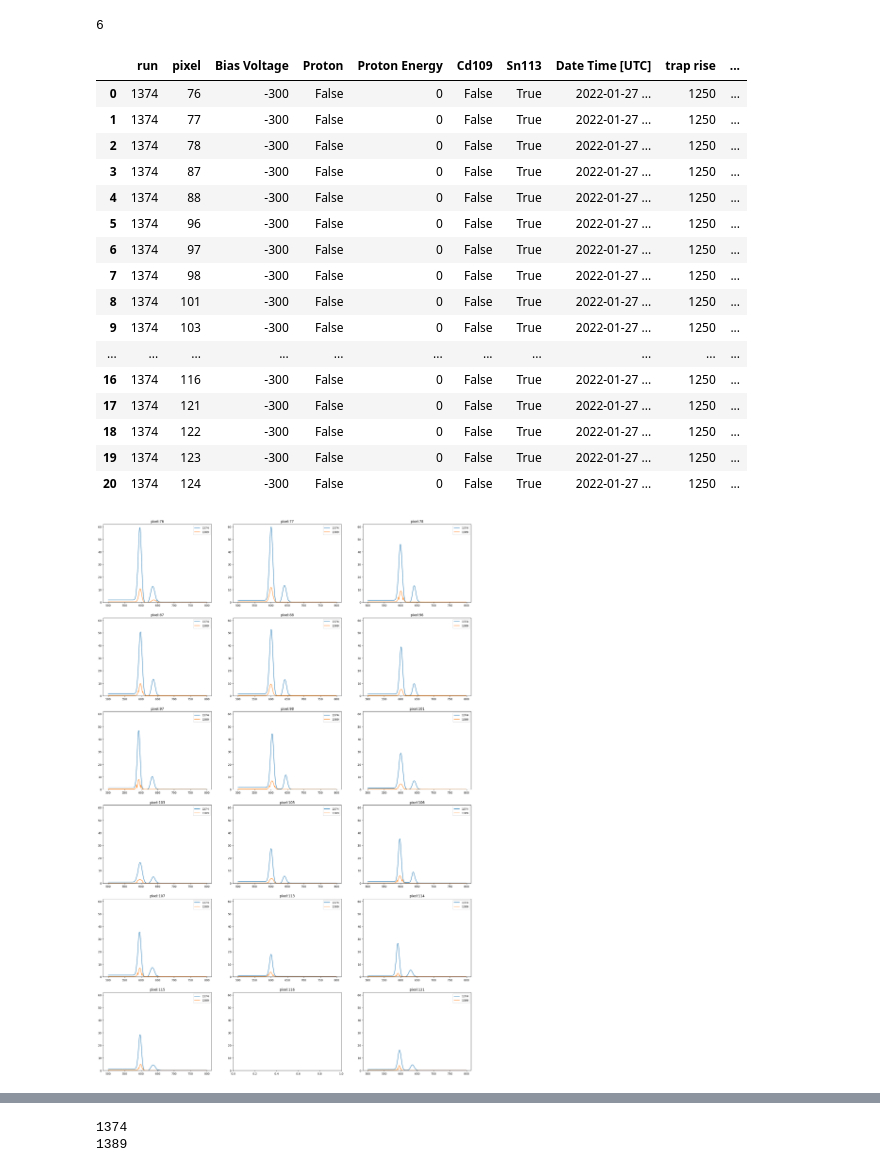
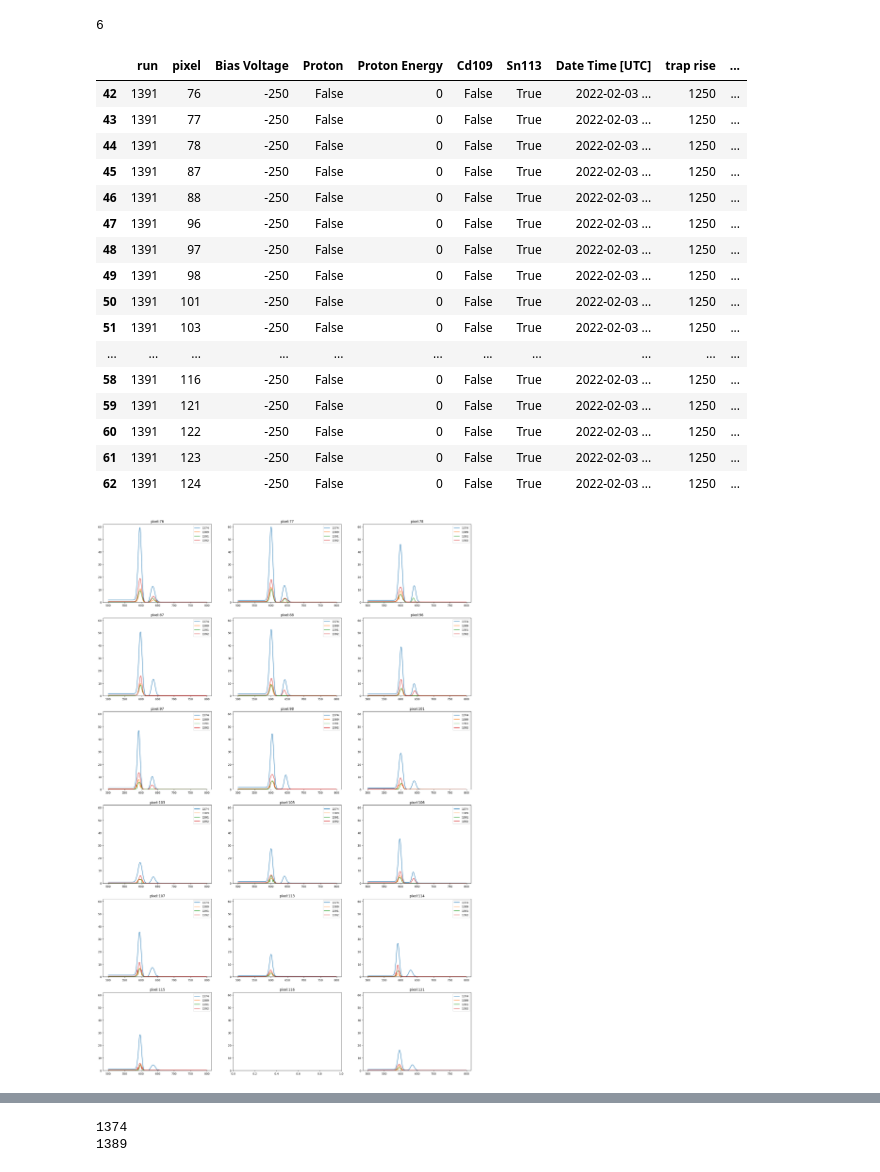
Before and after one commit to arlee-shelby/calibration, a Jupyter notebook: SnCalibration_pixelResults.ipynb, the cells around one changed output, grey strips where cells are left out. Saved outputs shown, nothing was run; the diff lists cells and outputs as text; code cells hidden in the pictures.

```diff
--- a/SnCalibration_pixelResults.ipynb
+++ b/SnCalibration_pixelResults.ipynb
@@ -17,7 +17,7 @@ np.set_printoptions(threshold=sys.maxsize)
 # %%
 pd.set_option("display.max_colwidth", 15)
 # %%
-runs = [1374, 1389, 1376, 1377, 1379, 1381]
+runs = [1374, 1389, 1391, 1392, 1393, 1395, 1399]
         #1383, 1385, 1389]
 # runs = [1304]
 # %%
@@ -33,25 +33,25 @@ len(runs)
 # %% [output]
 6
 # %%
-dataAll[dataAll['run']==1374]
+dataAll[dataAll['run']==1391]
 # %% [output]
 |  | run | pixel | Bias Voltage | Proton | Proton Energy | Cd109 | Sn113 | Date Time [UTC] | trap rise | ... |
-| 0 | 1374 | 76 | -300 | False | 0 | False | True | 2022-01-27 ... | 1250 | ... |
-| 1 | 1374 | 77 | -300 | False | 0 | False | True | 2022-01-27 ... | 1250 | ... |
-| 2 | 1374 | 78 | -300 | False | 0 | False | True | 2022-01-27 ... | 1250 | ... |
-| 3 | 1374 | 87 | -300 | False | 0 | False | True | 2022-01-27 ... | 1250 | ... |
-| 4 | 1374 | 88 | -300 | False | 0 | False | True | 2022-01-27 ... | 1250 | ... |
-| 5 | 1374 | 96 | -300 | False | 0 | False | True | 2022-01-27 ... | 1250 | ... |
-| 6 | 1374 | 97 | -300 | False | 0 | False | True | 2022-01-27 ... | 1250 | ... |
-| 7 | 1374 | 98 | -300 | False | 0 | False | True | 2022-01-27 ... | 1250 | ... |
-| 8 | 1374 | 101 | -300 | False | 0 | False | True | 2022-01-27 ... | 1250 | ... |
-| 9 | 1374 | 103 | -300 | False | 0 | False | True | 2022-01-27 ... | 1250 | ... |
+| 42 | 1391 | 76 | -250 | False | 0 | False | True | 2022-02-03 ... | 1250 | ... |
+| 43 | 1391 | 77 | -250 | False | 0 | False | True | 2022-02-03 ... | 1250 | ... |
+| 44 | 1391 | 78 | -250 | False | 0 | False | True | 2022-02-03 ... | 1250 | ... |
+| 45 | 1391 | 87 | -250 | False | 0 | False | True | 2022-02-03 ... | 1250 | ... |
+| 46 | 1391 | 88 | -250 | False | 0 | False | True | 2022-02-03 ... | 1250 | ... |
+| 47 | 1391 | 96 | -250 | False | 0 | False | True | 2022-02-03 ... | 1250 | ... |
+| 48 | 1391 | 97 | -250 | False | 0 | False | True | 2022-02-03 ... | 1250 | ... |
+| 49 | 1391 | 98 | -250 | False | 0 | False | True | 2022-02-03 ... | 1250 | ... |
+| 50 | 1391 | 101 | -250 | False | 0 | False | True | 2022-02-03 ... | 1250 | ... |
+| 51 | 1391 | 103 | -250 | False | 0 | False | True | 2022-02-03 ... | 1250 | ... |
 | ... | ... | ... | ... | ... | ... | ... | ... | ... | ... | ... |
-| 16 | 1374 | 116 | -300 | False | 0 | False | True | 2022-01-27 ... | 1250 | ... |
-| 17 | 1374 | 121 | -300 | False | 0 | False | True | 2022-01-27 ... | 1250 | ... |
-| 18 | 1374 | 122 | -300 | False | 0 | False | True | 2022-01-27 ... | 1250 | ... |
-| 19 | 1374 | 123 | -300 | False | 0 | False | True | 2022-01-27 ... | 1250 | ... |
-| 20 | 1374 | 124 | -300 | False | 0 | False | True | 2022-01-27 ... | 1250 | ... |
+| 58 | 1391 | 116 | -250 | False | 0 | False | True | 2022-02-03 ... | 1250 | ... |
+| 59 | 1391 | 121 | -250 | False | 0 | False | True | 2022-02-03 ... | 1250 | ... |
+| 60 | 1391 | 122 | -250 | False | 0 | False | True | 2022-02-03 ... | 1250 | ... |
+| 61 | 1391 | 123 | -250 | False | 0 | False | True | 2022-02-03 ... | 1250 | ... |
+| 62 | 1391 | 124 | -250 | False | 0 | False | True | 2022-02-03 ... | 1250 | ... |
 # %%
 nrows,ncols=7,3
 py.figure(figsize=(8*ncols,6*nrows))
@@ -65,7 +65,7 @@ for j in np.int16(dataAll[dataAll['run']==1374]['pixel'][:18]):
     ax=py.subplot(nrows,ncols,cnt)
     ax.set_title('pixel:%d'%j)
     ax.set_ylim(0,62)
-    for i in range(2):
+    for i in range(4):
 
         if dataAll[dataAll['pixel']==j].iloc[i]['CE']==3:
             #need to initialize the class to get the correct fit function based on the same recorded initilizing flag in column "CE"
@@ -78,34 +78,34 @@ for j in np.int16(dataAll[dataAll['run']==1374]['pixel'][:18]):
             #need to convert the stored parameter string into the corresponding numerical values and plot Sn.get_fit (the fitting function)
             ax.plot(x,Sn.get_fit(x,*np.float64(dataAll[dataAll['pixel']==j].iloc[i]['ecap'].replace('[','').replace(']','').split())),label = '%d'%runs[i])
             ax.legend()
 
         if dataAll[dataAll['pixel']==j].iloc[i]['CE']==2:
 
             #need to initialize the class to get the correct fit function based on the same recorded initilizing flag in column "CE"
             conf['capture'] = 'two'
             Sn = SnCalibration()
 
             #plot all the fits with the same initilization on the same graph
 
 
             #need to convert the stored parameter string into the corresponding numerical values and plot Sn.get_fit (the fitting function)
             ax.plot(x,Sn.get_fit(x,*np.float64(dataAll[dataAll['pixel']==j].iloc[i]['ecap'].replace('[','').replace(']','').split())),label = '%d'%runs[i])
             ax.legend()
 
         if dataAll[dataAll['pixel']==j].iloc[i]['CE']==1:
 
             #need to initialize the class to get the correct fit function based on the same recorded initilizing flag in column "CE"
             conf['capture'] = 'one'
             Sn = SnCalibration()
 
             #plot all the fits with the same initilization on the same graph
 
 
             #need to convert the stored parameter string into the corresponding numerical values and plot Sn.get_fit (the fitting function)
             ax.plot(x,Sn.get_fit(x,*np.float64(dataAll[dataAll['pixel']==j].iloc[i]['ecap'].replace('[','').replace(']','').split())),label = '%d'%runs[i])
             ax.legend()
 # %% [output]
-[figure, old version]
+[figure, new version]
 # %%
 nrows,ncols=7,3
 py.figure(figsize=(8*ncols,6*nrows))
```
Also changed, not shown: parts of 15 cells of this notebook, 8 other files.
